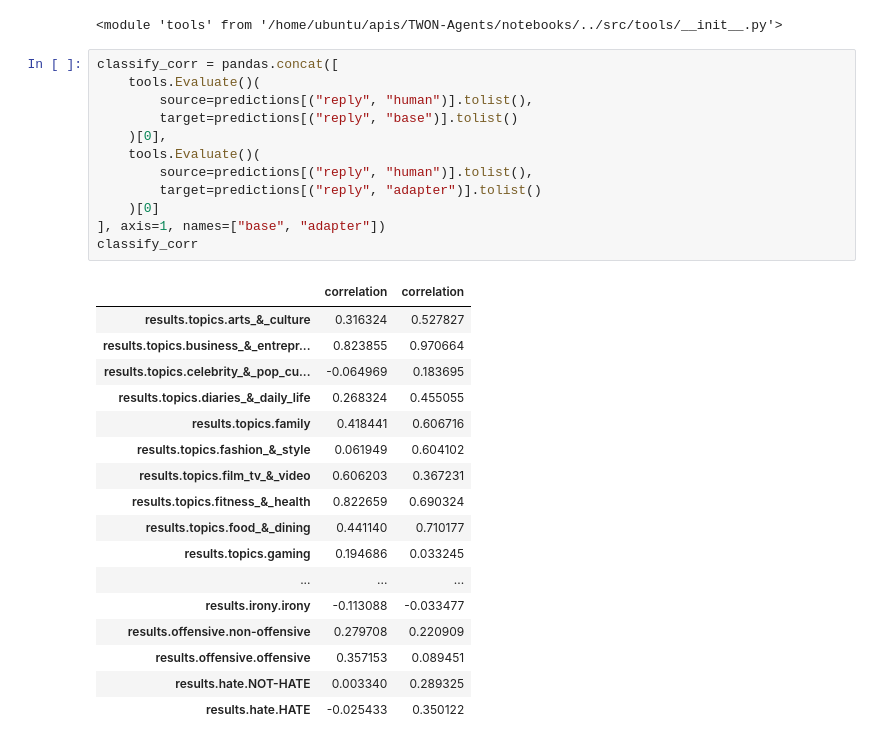
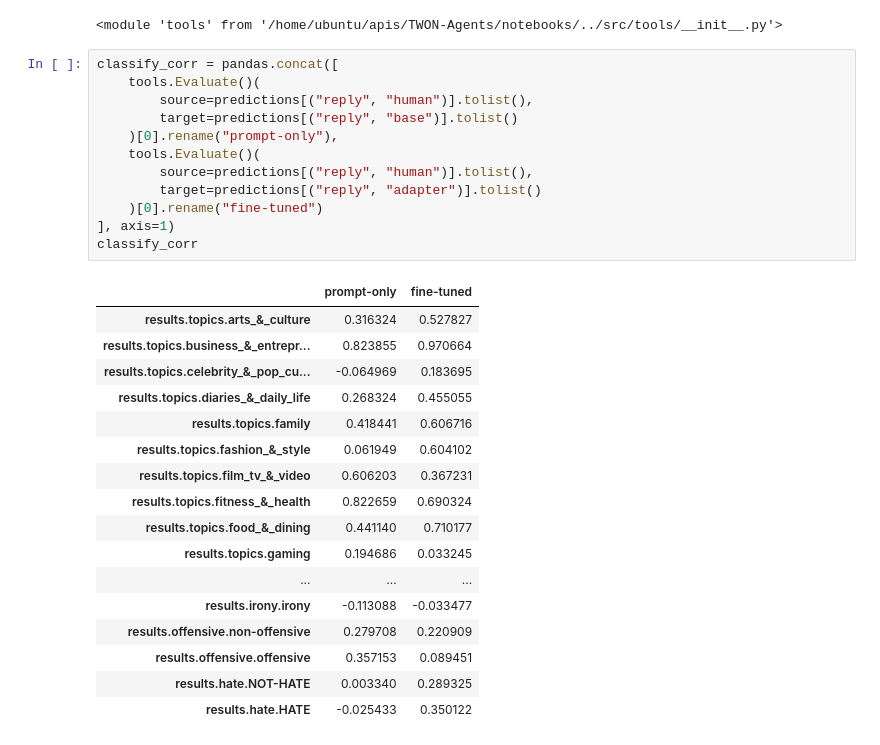
Before and after one commit to cl-trier/TWON-Agents, a Jupyter notebook: notebooks/022--Post-Task-Evaluation.ipynb, the cells around one changed output. Saved outputs shown, nothing was run; the diff lists cells and outputs as text.

```diff
--- a/notebooks/022--Post-Task-Evaluation.ipynb
+++ b/notebooks/022--Post-Task-Evaluation.ipynb
@@ -170,17 +170,17 @@ reload(tools)
 # %%
 classify_corr = pandas.concat([
     tools.Evaluate()(
         source=predictions[("reply", "human")].tolist(),
         target=predictions[("reply", "base")].tolist()
-    )[0],
+    )[0].rename("prompt-only"),
     tools.Evaluate()(
         source=predictions[("reply", "human")].tolist(),
         target=predictions[("reply", "adapter")].tolist()
-    )[0]
-], axis=1, names=["base", "adapter"])
+    )[0].rename("fine-tuned")
+], axis=1)
 classify_corr
 # %% [output]
-|  | correlation | correlation |
+|  | prompt-only | fine-tuned |
 | results.topics.arts_&_culture | 0.316324 | 0.527827 |
 | results.topics.business_&_entrepr... | 0.823855 | 0.970664 |
 | results.topics.celebrity_&_pop_cu... | -0.064969 | 0.183695 |
```
Also changed, not shown: parts of 4 cells of this notebook.
